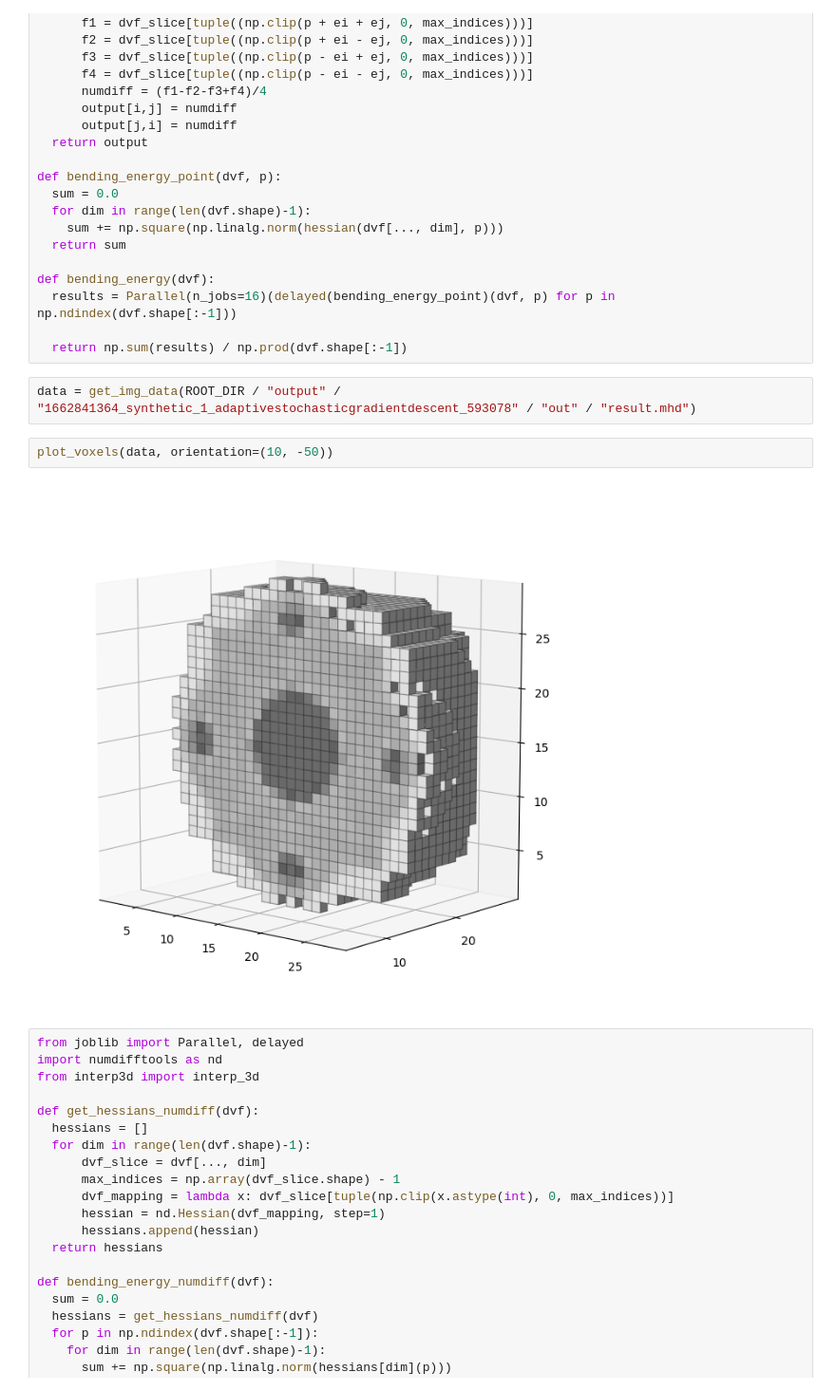
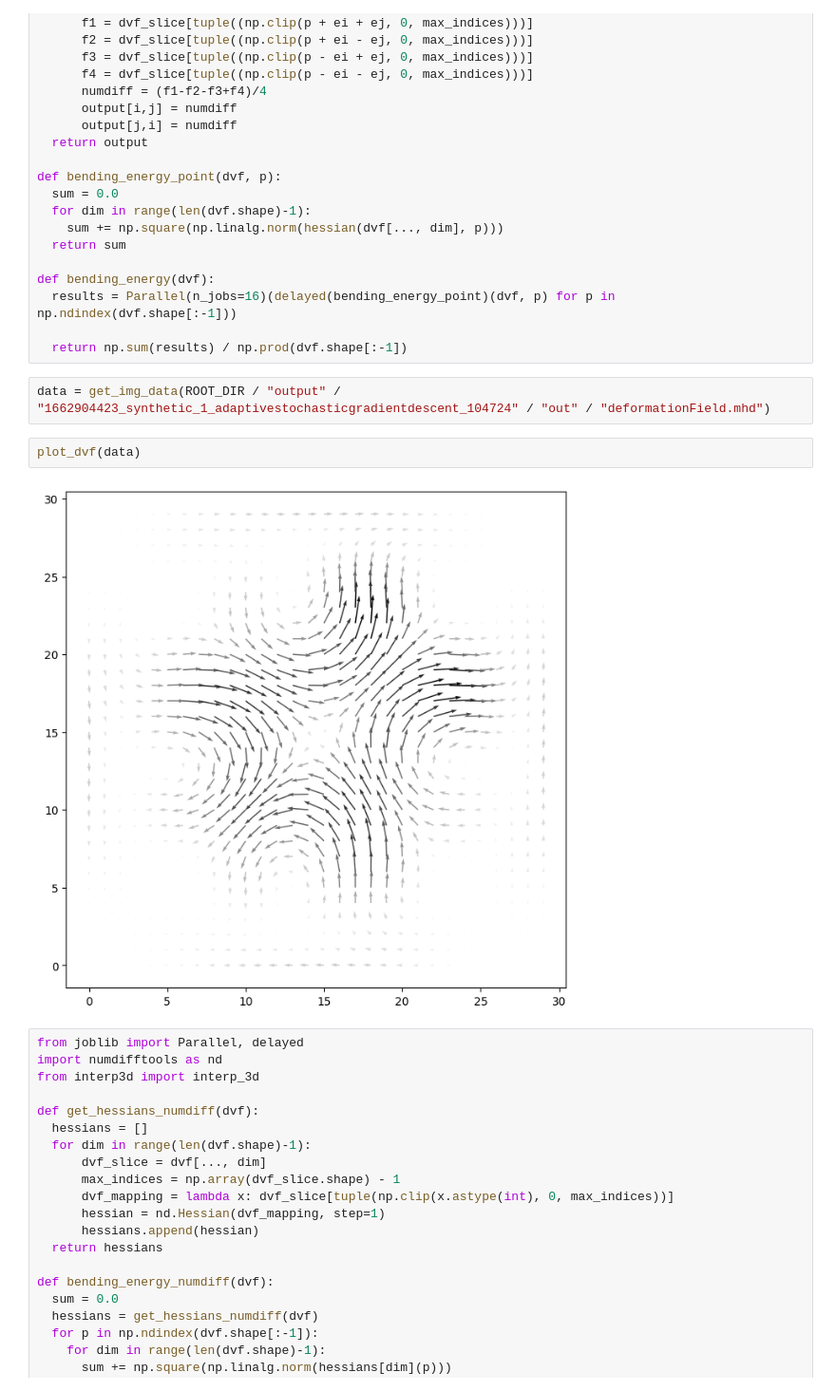
Before and after one commit to joasiee/elastix, a Jupyter notebook: experiments/notebooks/voxels.ipynb, the cells around one changed output. Shown at 95% size. Saved outputs shown, nothing was run; the diff lists cells and outputs as text.

```diff
--- a/experiments/notebooks/voxels.ipynb
+++ b/experiments/notebooks/voxels.ipynb
@@ -88,11 +88,11 @@ def bending_energy(dvf):
 
   return np.sum(results) / np.prod(dvf.shape[:-1])
 # %%
-data = get_img_data(ROOT_DIR / "output" / "1662841364_synthetic_1_adaptivestochasticgradientdescent_593078" / "out" / "result.mhd")
+data = get_img_data(ROOT_DIR / "output" / "1662904423_synthetic_1_adaptivestochasticgradientdescent_104724" / "out" / "deformationField.mhd")
-# %%
-plot_voxels(data, orientation=(10, -50))
-# %% [output]
-[figure, removed]
+# %%
+plot_dvf(data)
+# %% [output]
+[figure, added]
 # %%
 from joblib import Parallel, delayed
 import numdifftools as nd
```
